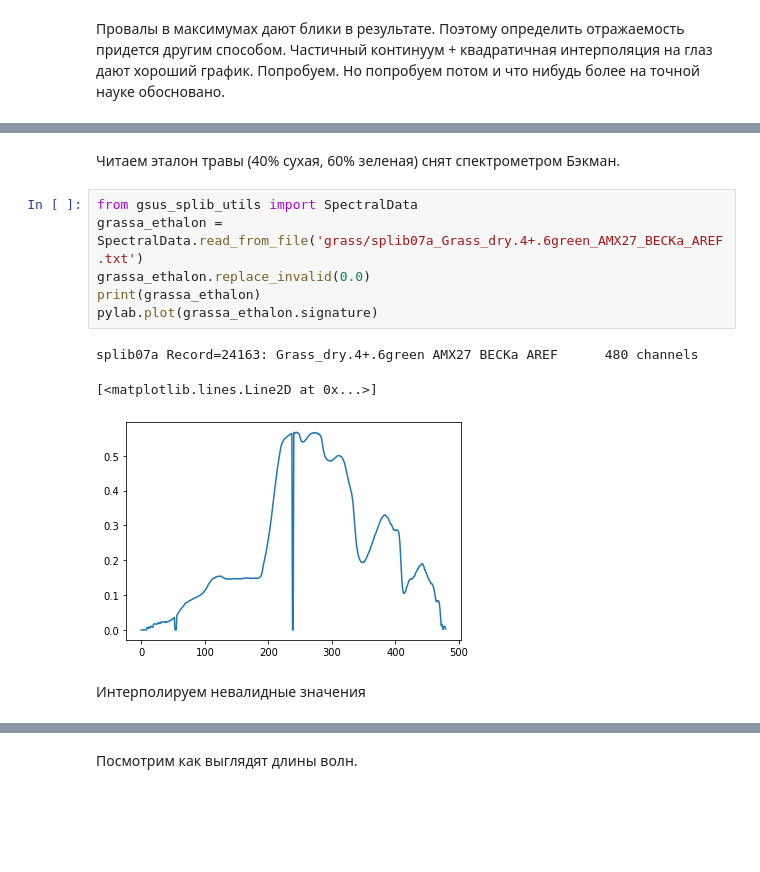
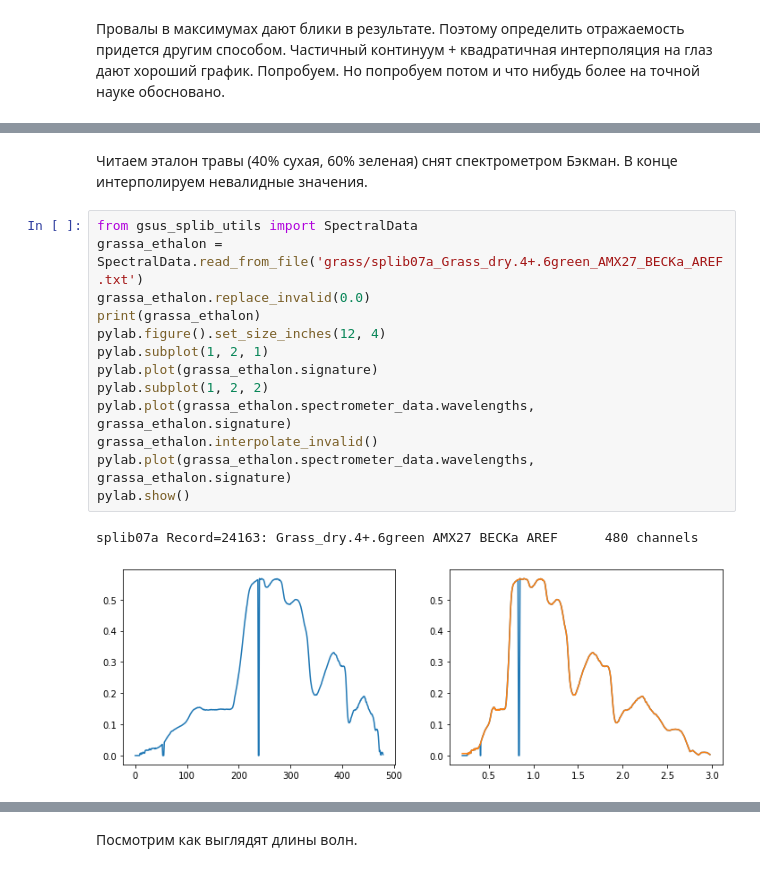
Before and after one commit to kormang/hyperspectralplayground, a Jupyter notebook: hyperspectral.ipynb, the cells around one changed output, grey strips where cells are left out. Saved outputs shown, nothing was run; the diff lists cells and outputs as text; blank space fills up the shorter version.

Commit message:
Analyze and compare ethalons

```diff
--- a/hyperspectral.ipynb
+++ b/hyperspectral.ipynb
@@ -548,14 +549,18 @@ draw_ontop(reflectances, wavelengths, ['green', 'darkgrey', 'blue', 'lightgrey']
 # %% [markdown]
-Читаем эталон травы (40% сухая, 60% зеленая) снят спектрометром Бэкман.
+Читаем эталон травы (40% сухая, 60% зеленая) снят спектрометром Бэкман. В конце интерполируем невалидные значения.
 # %%
 from gsus_splib_utils import SpectralData
 grassa_ethalon = SpectralData.read_from_file('grass/splib07a_Grass_dry.4+.6green_AMX27_BECKa_AREF.txt')
 grassa_ethalon.replace_invalid(0.0)
 print(grassa_ethalon)
+pylab.figure().set_size_inches(12, 4)
+pylab.subplot(1, 2, 1)
 pylab.plot(grassa_ethalon.signature)
+pylab.subplot(1, 2, 2)
+pylab.plot(grassa_ethalon.spectrometer_data.wavelengths, grassa_ethalon.signature)
+grassa_ethalon.interpolate_invalid()
+pylab.plot(grassa_ethalon.spectrometer_data.wavelengths, grassa_ethalon.signature)
+pylab.show()
 # %% [output]
 splib07a Record=24163: Grass_dry.4+.6green AMX27 BECKa AREF      480 channels
-[<matplotlib.lines.Line2D at 0x...>]
-[figure, old version]
+[figure, new version]
-# %% [markdown]
-Интерполируем невалидные значения
```
Also changed, not shown: parts of 32 cells of this notebook, 2 other files.
